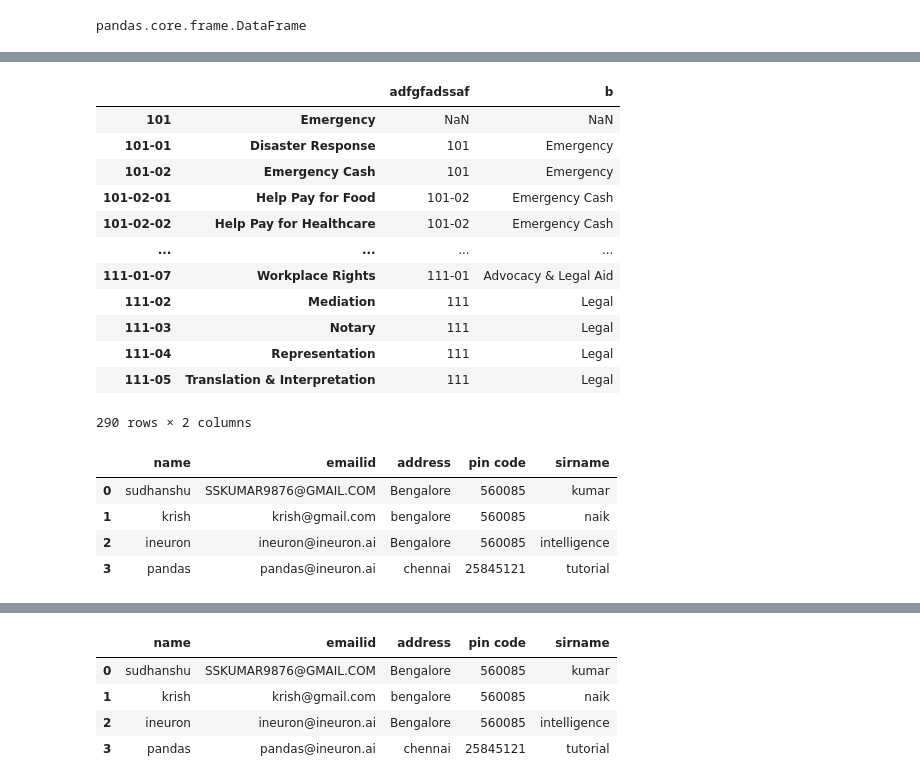
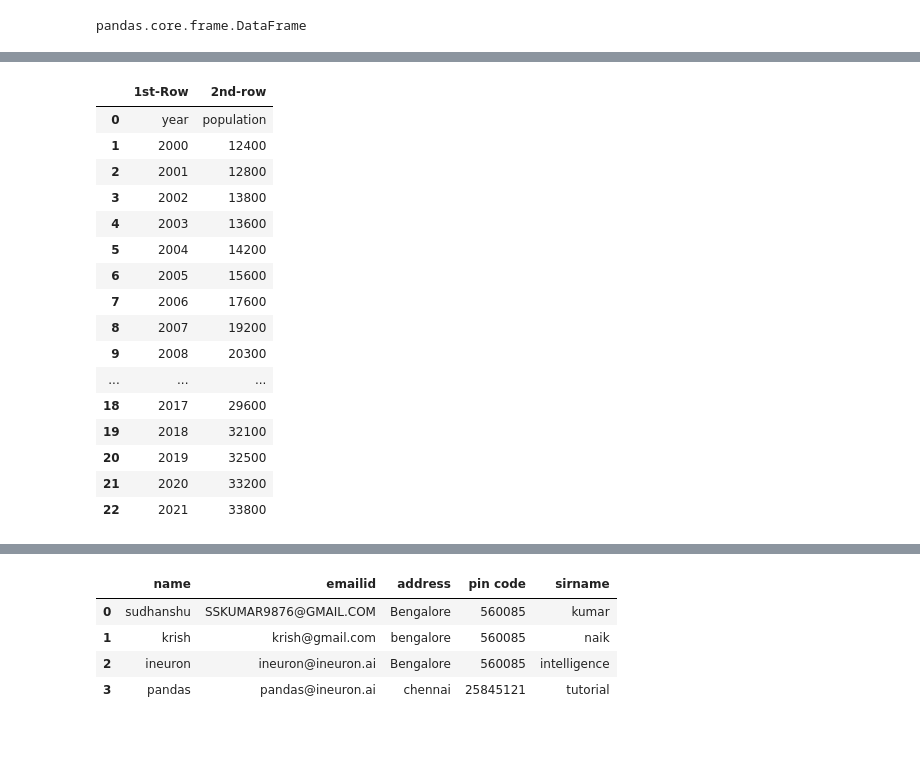
Before and after one commit to anees10z/DS-LE005, a Jupyter notebook: Pandas.ipynb, the cells around one changed output, grey strips where cells are left out. Drawn from its saved outputs; the diff is of its cells as text; code cells hidden in the pictures; blank space fills up the shorter version.

```diff
--- a/Pandas.ipynb
+++ b/Pandas.ipynb
@@ -161,24 +124,20 @@ pd.read_csv('taxonomy.csv' ,names=["adfgfadssaf" , 'b' , 'c' , 'd' , "fdsfsa" ,
 # %%
-pd.read_csv('taxonomy.csv' ,names=["adfgfadssaf" , 'b' ] )
+pd.read_csv('people.csv' ,names=["1st-Row" , "2nd-row"] )
 # %% [output]
-|  |  | adfgfadssaf | b |
-| 101 | Emergency | NaN | NaN |
-| 101-01 | Disaster Response | 101 | Emergency |
-| 101-02 | Emergency Cash | 101 | Emergency |
-| 101-02-01 | Help Pay for Food | 101-02 | Emergency Cash |
-| 101-02-02 | Help Pay for Healthcare | 101-02 | Emergency Cash |
-| ... | ... | ... | ... |
-| 111-01-07 | Workplace Rights | 111-01 | Advocacy & Legal Aid |
-| 111-02 | Mediation | 111 | Legal |
-| 111-03 | Notary | 111 | Legal |
-| 111-04 | Representation | 111 | Legal |
-| 111-05 | Translation & Interpretation | 111 | Legal |
+|  | 1st-Row | 2nd-row |
+| 0 | year | population |
+| 1 | 2000 | 12400 |
+| 2 | 2001 | 12800 |
+| 3 | 2002 | 13800 |
+| 4 | 2003 | 13600 |
+| 5 | 2004 | 14200 |
+| 6 | 2005 | 15600 |
+| 7 | 2006 | 17600 |
+| 8 | 2007 | 19200 |
+| 9 | 2008 | 20300 |
+| ... | ... | ... |
+| 18 | 2017 | 29600 |
+| 19 | 2018 | 32100 |
+| 20 | 2019 | 32500 |
+| 21 | 2020 | 33200 |
+| 22 | 2021 | 33800 |
-290 rows × 2 columns
-# %%
-pd.read_csv('sample_test.csv')
-# %% [output]
-|  | name | emailid | address | pin code | sirname |
-| 0 | sudhanshu | SSKUMAR9876@GMAIL.COM | Bengalore | 560085 | kumar |
-| 1 | krish | krish@gmail.com | bengalore | 560085 | naik |
-| 2 | ineuron | ineuron@ineuron.ai | Bengalore | 560085 | intelligence |
-| 3 | pandas | pandas@ineuron.ai | chennai | 25845121 | tutorial |
```
Also changed, not shown: parts of 9 cells of this notebook.
